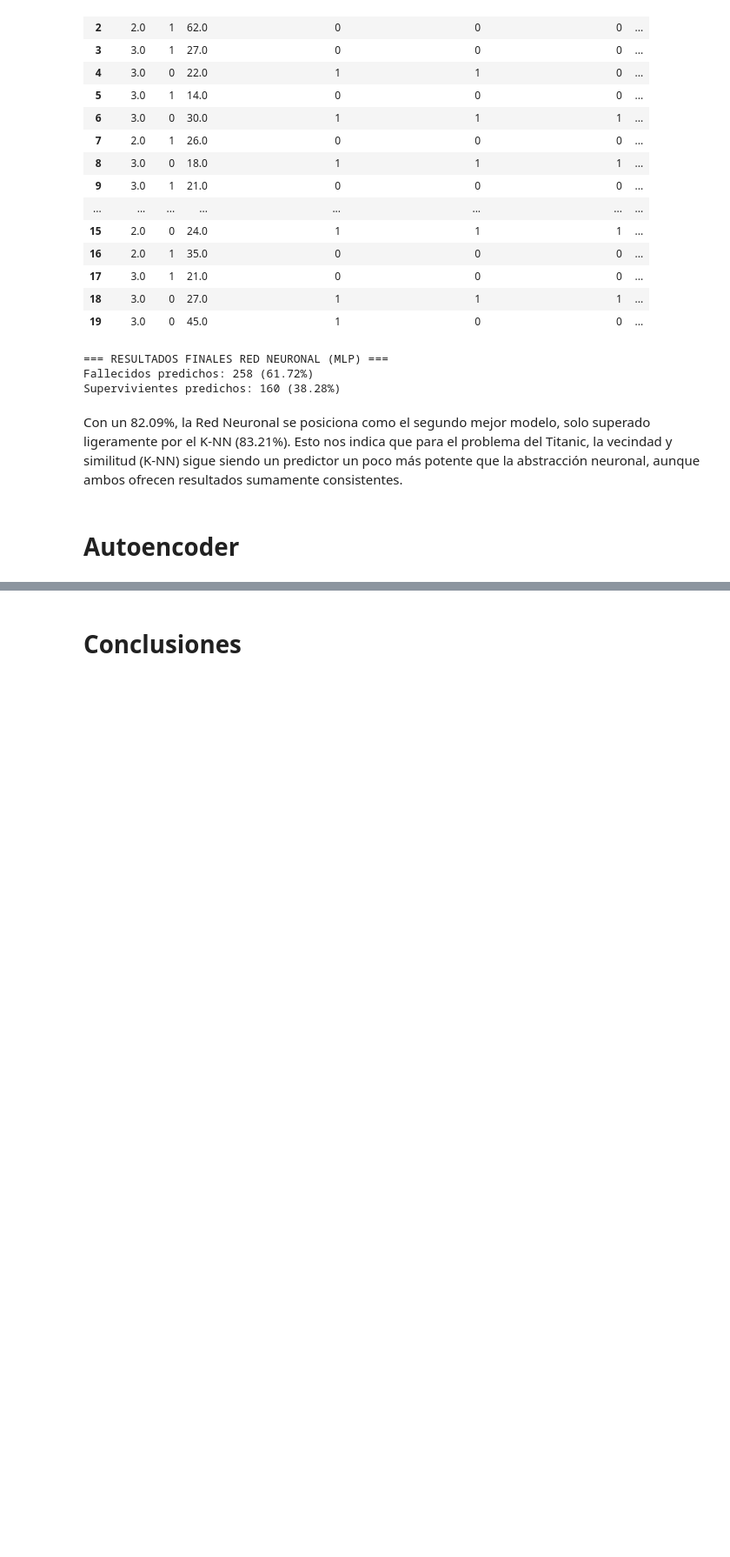
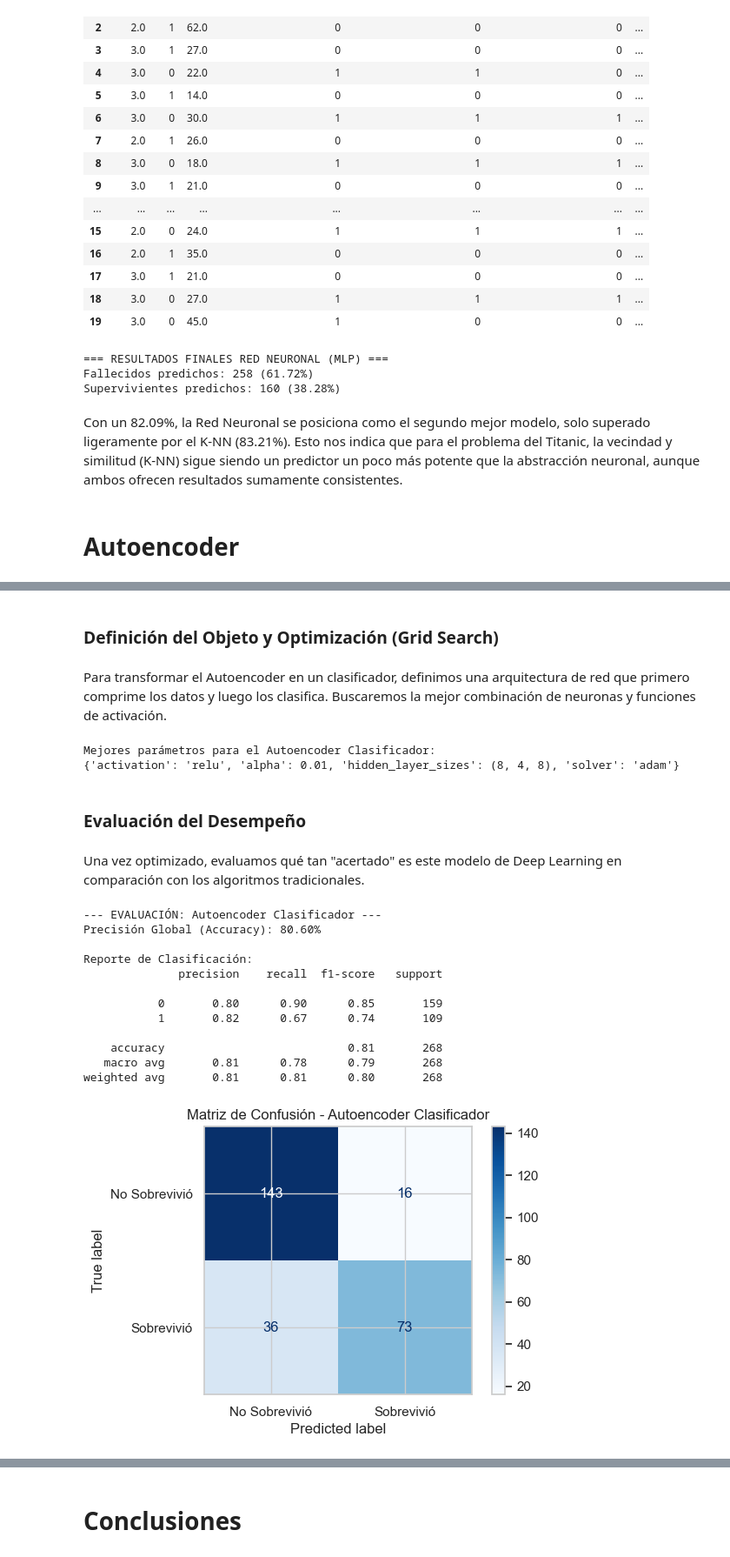
Before and after one commit to duvan1026/Titanic_Big_Data, a Jupyter notebook: ABD_CastroBautistaDuvanDario.ipynb, the cells around one changed output, grey strips where cells are left out. Shown at 87% size. Cells and saved outputs as stored; diff of their text form; code cells hidden in the pictures; blank space fills up the shorter version.

Commit message:
Added supervised learning session AutoEncoder and Final Conclution

```diff
--- a/ABD_CastroBautistaDuvanDario.ipynb
+++ b/ABD_CastroBautistaDuvanDario.ipynb
@@ -2721,0 +2713,54 @@ Aplicar el modelo al conjunto test para clasificar esas nuevas observaciones y o
+# %% [markdown]
+### Definición del Objeto y Optimización (Grid Search)
+# %% [markdown]
+Para transformar el Autoencoder en un clasificador, definimos una arquitectura de red que primero comprime los datos y luego los clasifica. Buscaremos la mejor combinación de neuronas y funciones de activación.
+# %%
+from sklearn.neural_network import MLPClassifier
+from sklearn.model_selection import GridSearchCV
+
+# 1. Definimos la rejilla de parámetros
+# La estructura (10, 5, 10) representa el "Reloj de Arena" del Autoencoder,
+# pero terminamos con una decisión binaria de clasificación.
+param_grid_ae_clf = {
+    'hidden_layer_sizes': [(10, 5, 10), (8, 4, 8), (5, 3, 5)],
+    'activation': ['relu', 'tanh'],
+    'solver': ['adam', 'sgd'],
+    'alpha': [0.0001, 0.01]
+}
+
+# 2. Creamos el objeto Clasificador basado en arquitectura de Autoencoder
+ae_classifier = MLPClassifier(max_iter=2000, random_state=42)
+
+# 3. Búsqueda de hiperparámetros óptimos
+grid_ae_clf = GridSearchCV(ae_classifier, param_grid_ae_clf, cv=5, n_jobs=-1)
+grid_ae_clf.fit(X_train, Y_train)
+
+# 4. Obtener el mejor modelo
+best_ae_clf = grid_ae_clf.best_estimator_
+
+print("Mejores parámetros para el Autoencoder Clasificador:")
+print(grid_ae_clf.best_params_)
+# %% [output]
+Mejores parámetros para el Autoencoder Clasificador:
+{'activation': 'relu', 'alpha': 0.01, 'hidden_layer_sizes': (8, 4, 8), 'solver': 'adam'}
+# %% [markdown]
+### Evaluación del Desempeño
+# %% [markdown]
+Una vez optimizado, evaluamos qué tan "acertado" es este modelo de Deep Learning en comparación con los algoritmos tradicionales.
+# %%
+# Evaluación con la función que ya conocemos
+accuracy_ae = evaluar_clasificador(best_ae_clf, X_test, Y_test, "Autoencoder Clasificador")
+# %% [output]
+--- EVALUACIÓN: Autoencoder Clasificador ---
+Precisión Global (Accuracy): 80.60%
+
+Reporte de Clasificación:
+              precision    recall  f1-score   support
+
+           0       0.80      0.90      0.85       159
+           1       0.82      0.67      0.74       109
+
+    accuracy                           0.81       268
+   macro avg       0.81      0.78      0.79       268
+weighted avg       0.81      0.81      0.80       268
+[figure, added]
```
Also changed, not shown: parts of 17 cells of this notebook.
